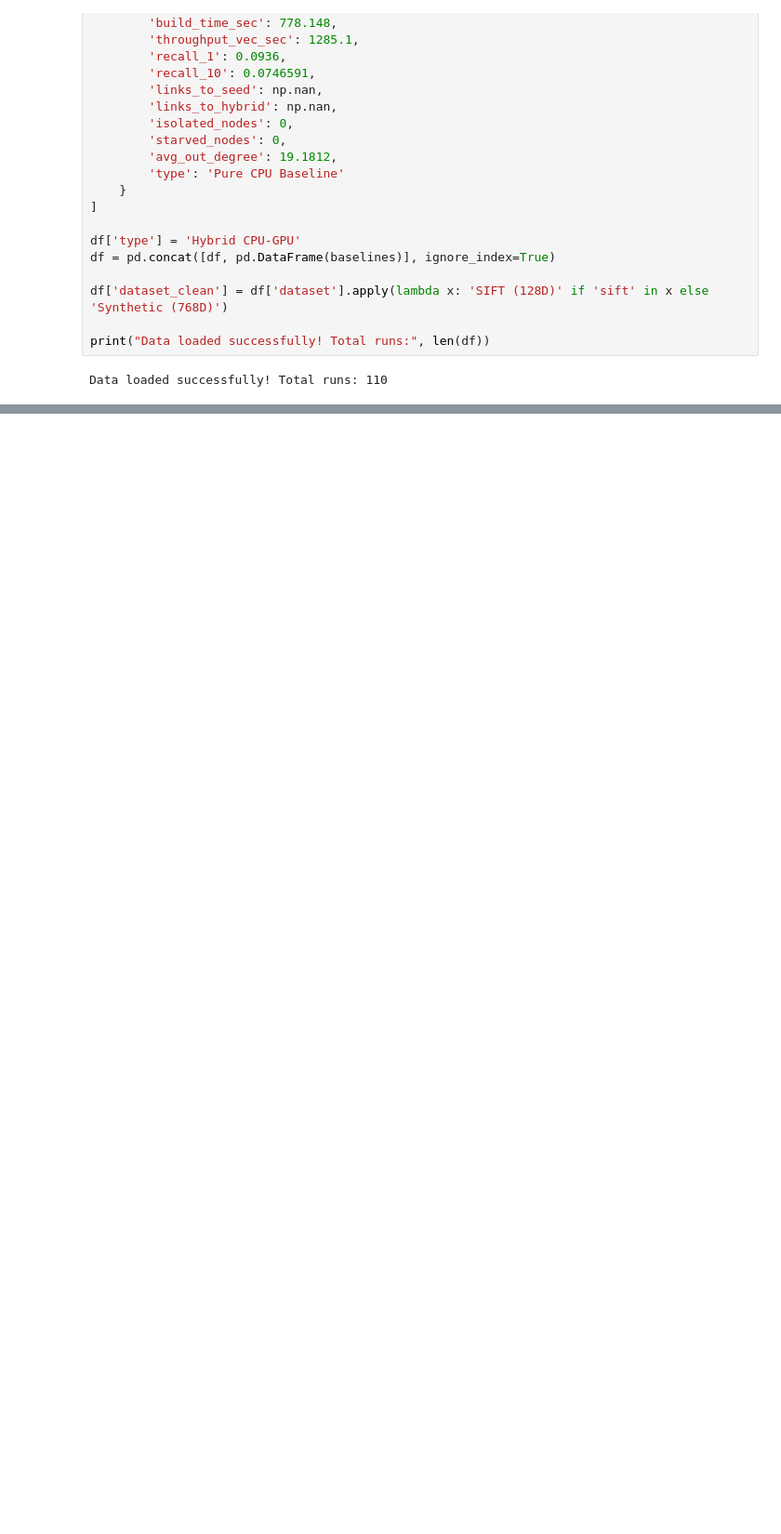
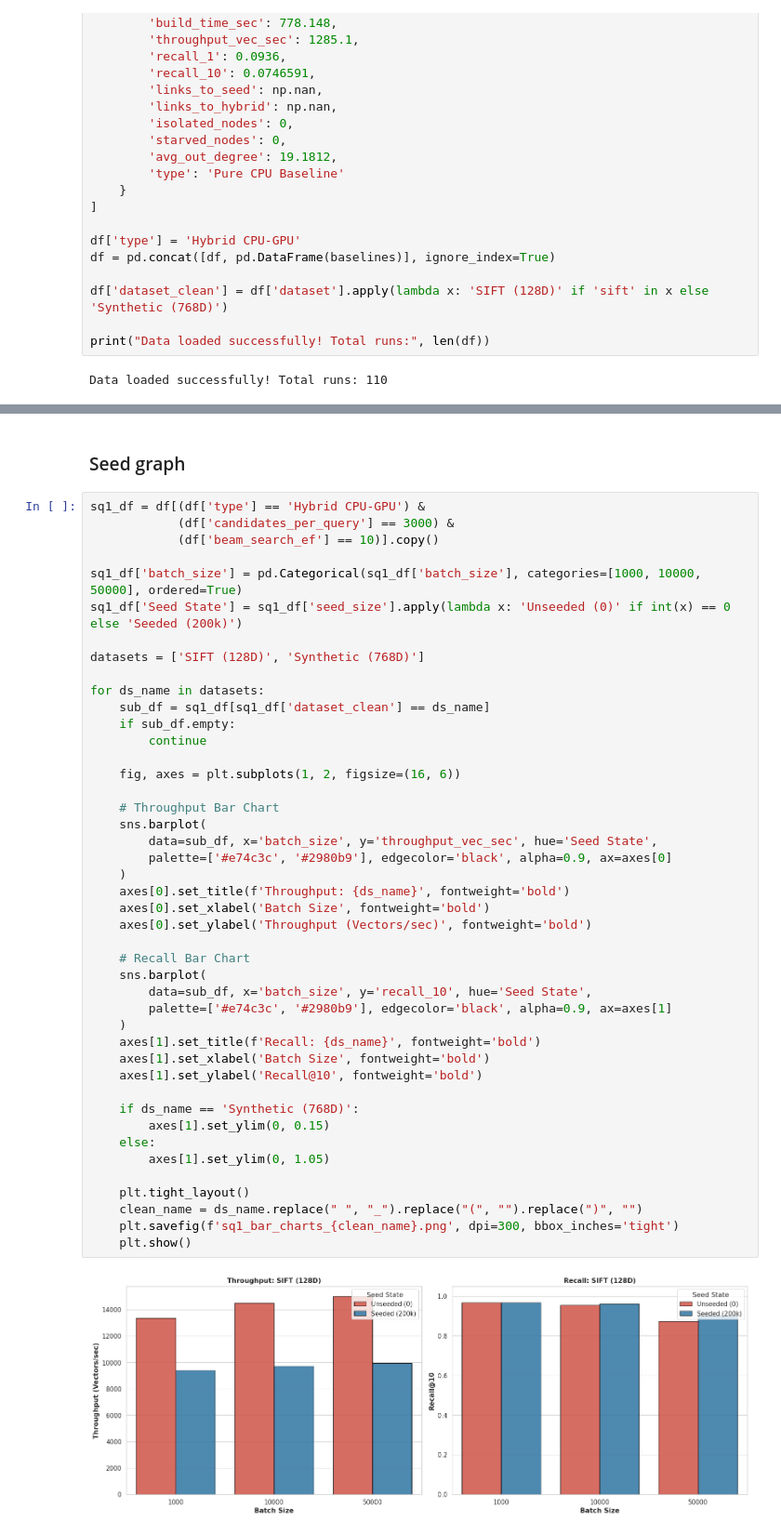
Before and after one commit to NavzarZar/bep_project, a Jupyter notebook: notebooks/analysis.ipynb, the cells around one changed output, grey strips where cells are left out. Shown at 93% size. Saved outputs shown, nothing was run; the diff lists cells and outputs as text; blank space fills up the shorter version.

Commit message:
final clean up

```diff
--- a/notebooks/analysis.ipynb
+++ b/notebooks/analysis.ipynb
@@ -417,0 +56,48 @@ display(highdim_optimal[['batch_size', 'candidates_per_query', 'beam_search_ef',
+# %% [markdown]
+### Seed graph
+# %%
+sq1_df = df[(df['type'] == 'Hybrid CPU-GPU') &
+            (df['candidates_per_query'] == 3000) &
+            (df['beam_search_ef'] == 10)].copy()
+
+sq1_df['batch_size'] = pd.Categorical(sq1_df['batch_size'], categories=[1000, 10000, 50000], ordered=True)
+sq1_df['Seed State'] = sq1_df['seed_size'].apply(lambda x: 'Unseeded (0)' if int(x) == 0 else 'Seeded (200k)')
+
+datasets = ['SIFT (128D)', 'Synthetic (768D)']
+
+for ds_name in datasets:
+    sub_df = sq1_df[sq1_df['dataset_clean'] == ds_name]
+    if sub_df.empty:
+        continue
+
+    fig, axes = plt.subplots(1, 2, figsize=(16, 6))
+
+    # Throughput Bar Chart
+    sns.barplot(
+        data=sub_df, x='batch_size', y='throughput_vec_sec', hue='Seed State',
+        palette=['#e74c3c', '#2980b9'], edgecolor='black', alpha=0.9, ax=axes[0]
+    )
+    axes[0].set_title(f'Throughput: {ds_name}', fontweight='bold')
+    axes[0].set_xlabel('Batch Size', fontweight='bold')
+    axes[0].set_ylabel('Throughput (Vectors/sec)', fontweight='bold')
+
+    # Recall Bar Chart
+    sns.barplot(
+        data=sub_df, x='batch_size', y='recall_10', hue='Seed State',
+        palette=['#e74c3c', '#2980b9'], edgecolor='black', alpha=0.9, ax=axes[1]
+    )
+    axes[1].set_title(f'Recall: {ds_name}', fontweight='bold')
+    axes[1].set_xlabel('Batch Size', fontweight='bold')
+    axes[1].set_ylabel('Recall@10', fontweight='bold')
+
+    if ds_name == 'Synthetic (768D)':
+        axes[1].set_ylim(0, 0.15)
+    else:
+        axes[1].set_ylim(0, 1.05)
+
+    plt.tight_layout()
+    clean_name = ds_name.replace(" ", "_").replace("(", "").replace(")", "")
+    plt.savefig(f'sq1_bar_charts_{clean_name}.png', dpi=300, bbox_inches='tight')
+    plt.show()
+# %% [output]
+[figure, added]
```
Also changed, not shown: parts of 30 cells of this notebook, 10 other files.
